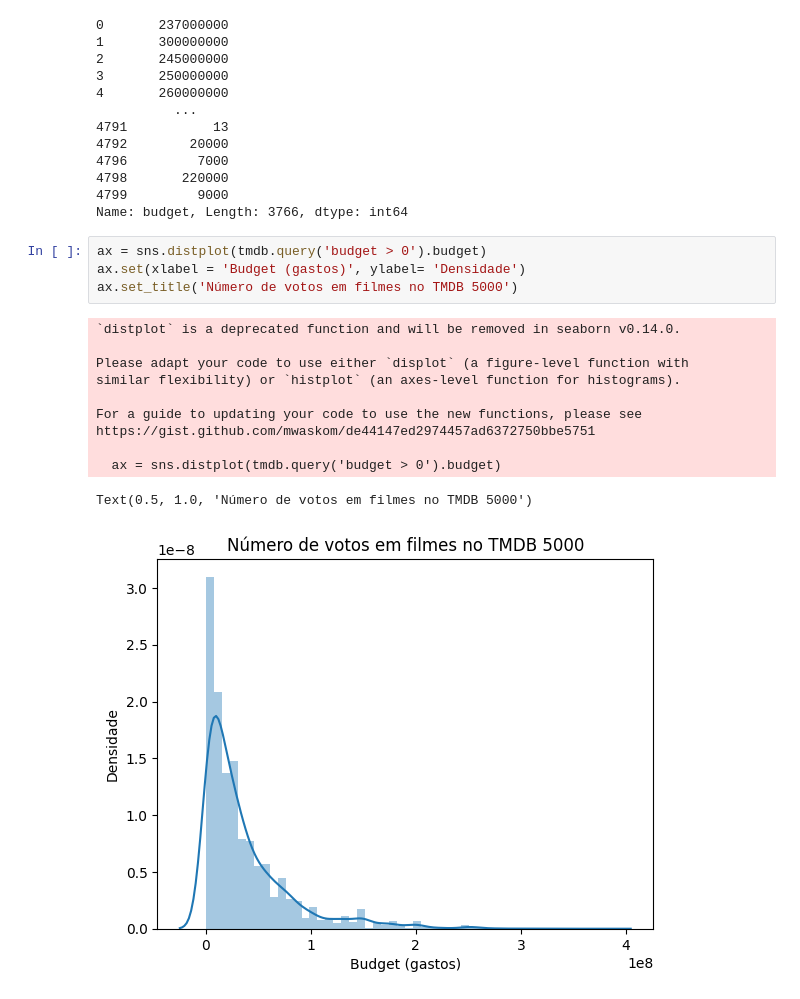
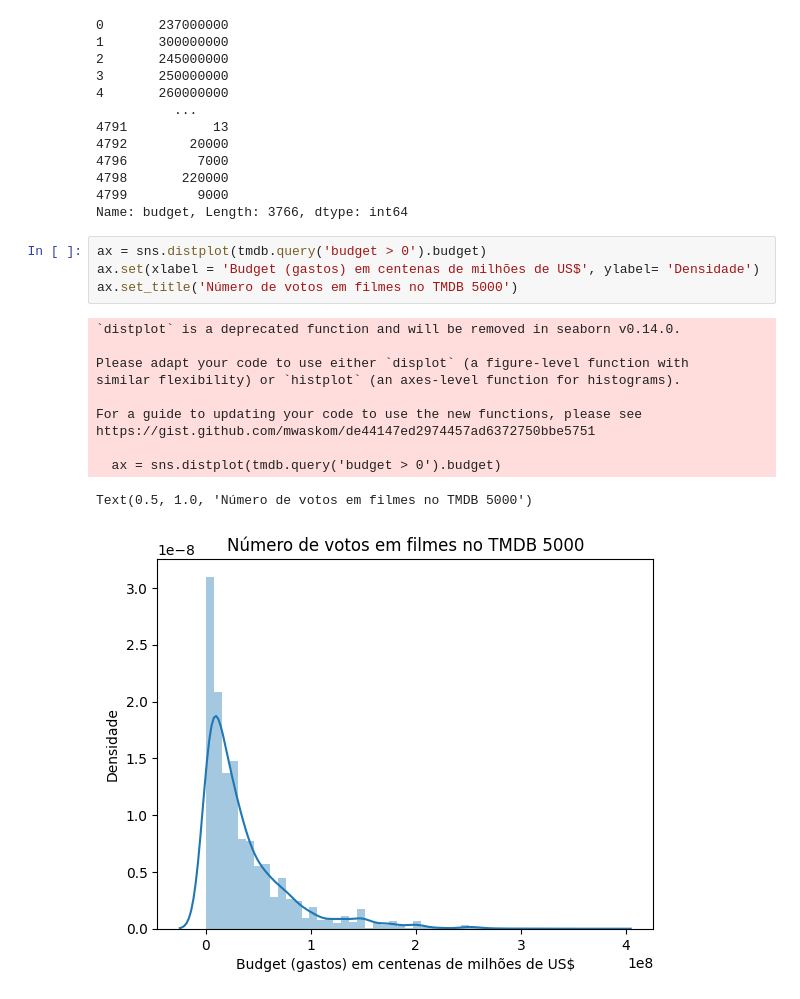
Before and after one commit to fcardosoo/Alura-011-Data-Science-testes-estat-sticos-com-Python, a Jupyter notebook: Data-science-Introducao-a-testes.ipynb, the cells around one changed output. Saved outputs shown, nothing was run; the diff lists cells and outputs as text.

```diff
--- a/Data-science-Introducao-a-testes.ipynb
+++ b/Data-science-Introducao-a-testes.ipynb
@@ -295,17 +295,17 @@ tmdb.query('budget > 0').budget
 Name: budget, Length: 3766, dtype: int64
 # %%
 ax = sns.distplot(tmdb.query('budget > 0').budget)
-ax.set(xlabel = 'Budget (gastos)', ylabel= 'Densidade')
+ax.set(xlabel = 'Budget (gastos) em centenas de milhões de US$', ylabel= 'Densidade')
 ax.set_title('Número de votos em filmes no TMDB 5000')
 # %% [output]
 `distplot` is a deprecated function and will be removed in seaborn v0.14.0.
 
 Please adapt your code to use either `displot` (a figure-level function with
 similar flexibility) or `histplot` (an axes-level function for histograms).
 
 For a guide to updating your code to use the new functions, please see
 https://gist.github.com/mwaskom/de44147ed2974457ad6372750bbe5751
 
   ax = sns.distplot(tmdb.query('budget > 0').budget)
 Text(0.5, 1.0, 'Número de votos em filmes no TMDB 5000')
-[figure, old version]
+[figure, new version]
```
